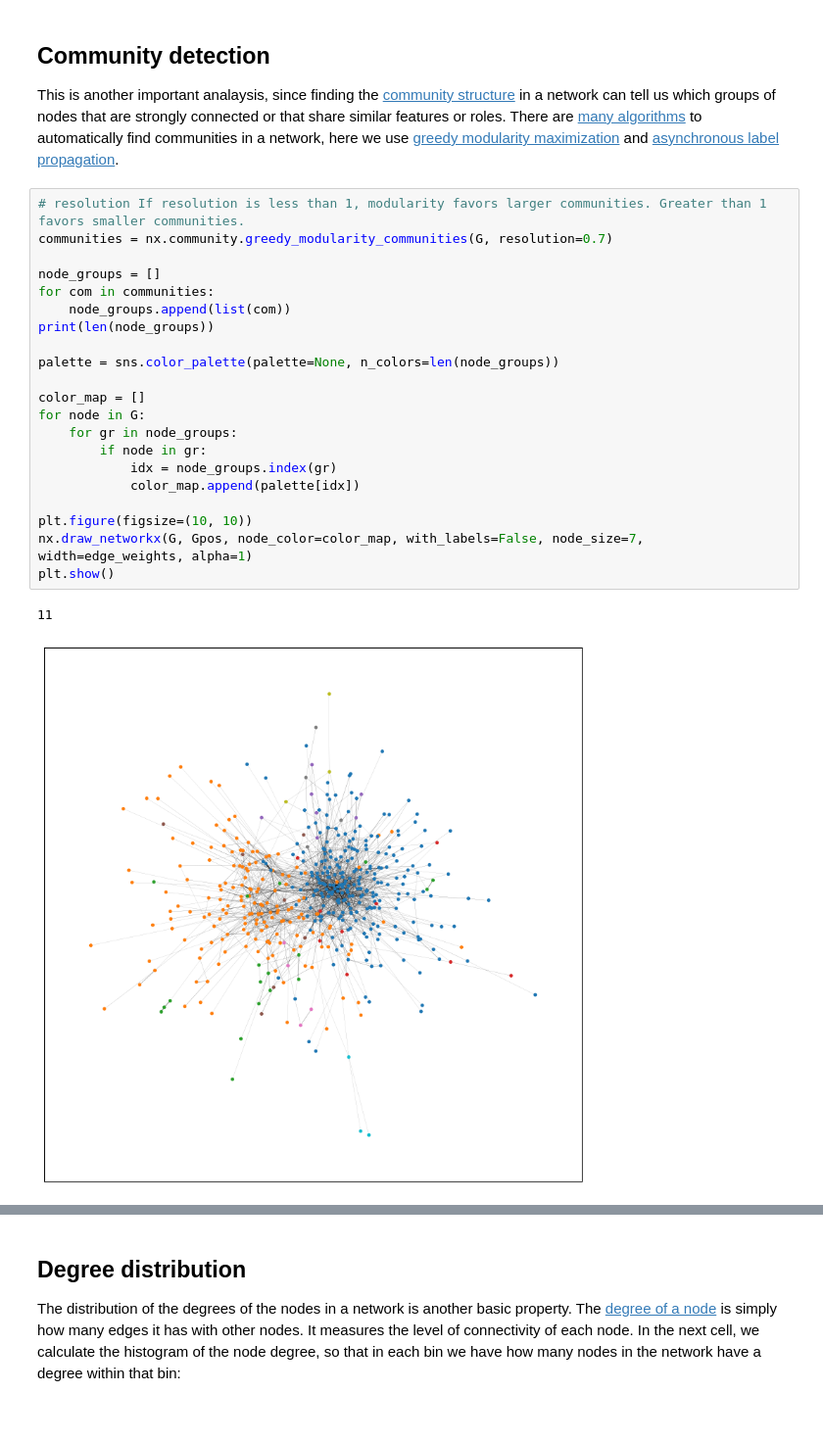
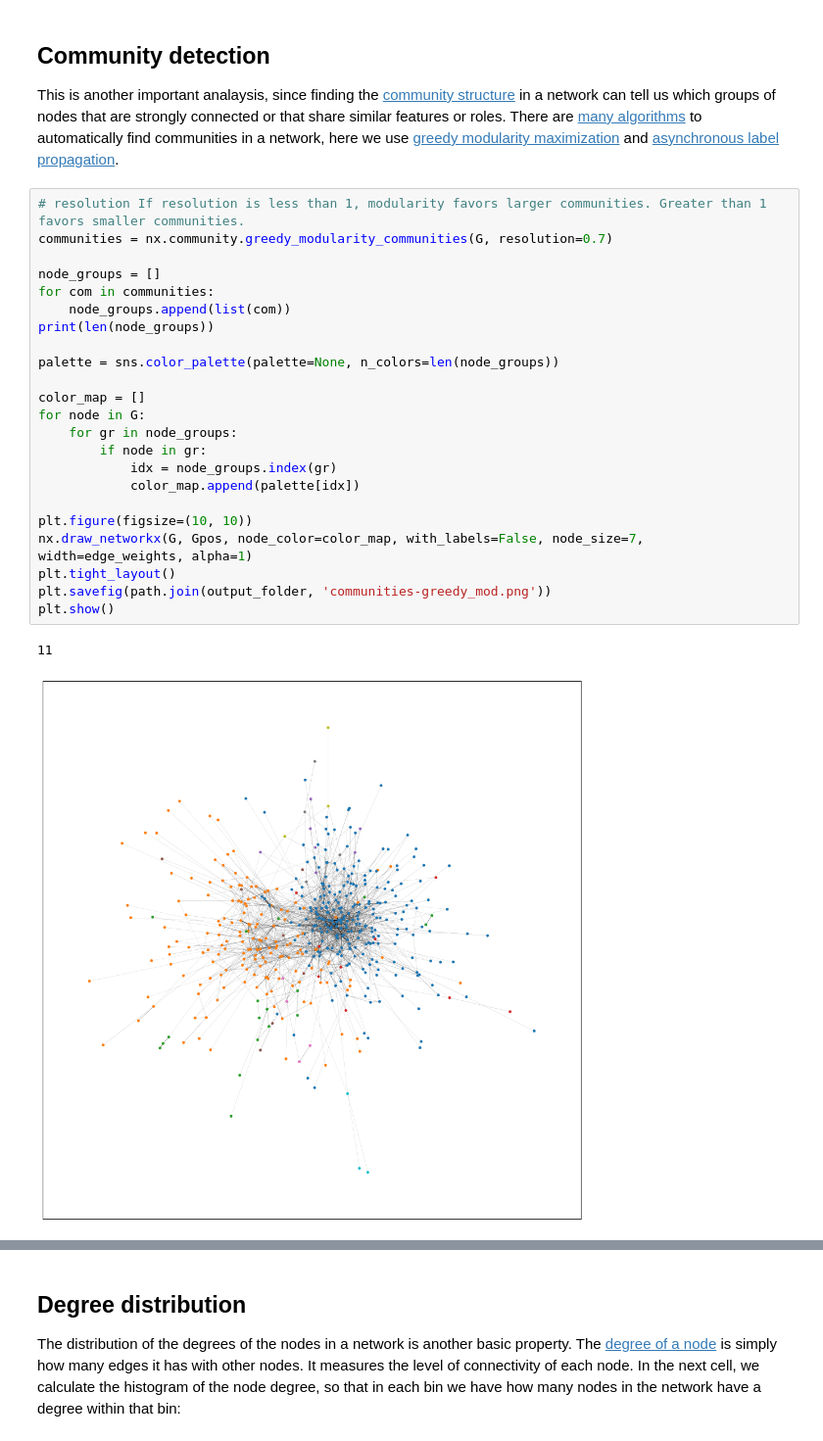
Before and after one commit to colabobio/oo-wku23, a Jupyter notebook: 2-network-properties.ipynb, the cells around one changed output, grey strips where cells are left out. Shown at 98% size. Drawn from its saved outputs; the diff is of its cells as text.

```diff
--- a/2-network-properties.ipynb
+++ b/2-network-properties.ipynb
@@ -94,27 +94,29 @@ This is another important analaysis, since finding the [community structure](htt
 # %%
 # resolution If resolution is less than 1, modularity favors larger communities. Greater than 1 favors smaller communities.
 communities = nx.community.greedy_modularity_communities(G, resolution=0.7)
 
 node_groups = []
 for com in communities:
     node_groups.append(list(com))
 print(len(node_groups))
 
 palette = sns.color_palette(palette=None, n_colors=len(node_groups))
 
 color_map = []
 for node in G:
     for gr in node_groups:
         if node in gr:
             idx = node_groups.index(gr)
             color_map.append(palette[idx])
 
 plt.figure(figsize=(10, 10))
 nx.draw_networkx(G, Gpos, node_color=color_map, with_labels=False, node_size=7, width=edge_weights, alpha=1)
+plt.tight_layout()
+plt.savefig(path.join(output_folder, 'communities-greedy_mod.png'))
 plt.show()
 # %% [output]
 11
-[figure, old version]
+[figure, new version]
 # %%
 communities = nx.community.asyn_lpa_communities(G)
 
```
Also changed, not shown: parts of 1 cell of this notebook, 2 other files.
